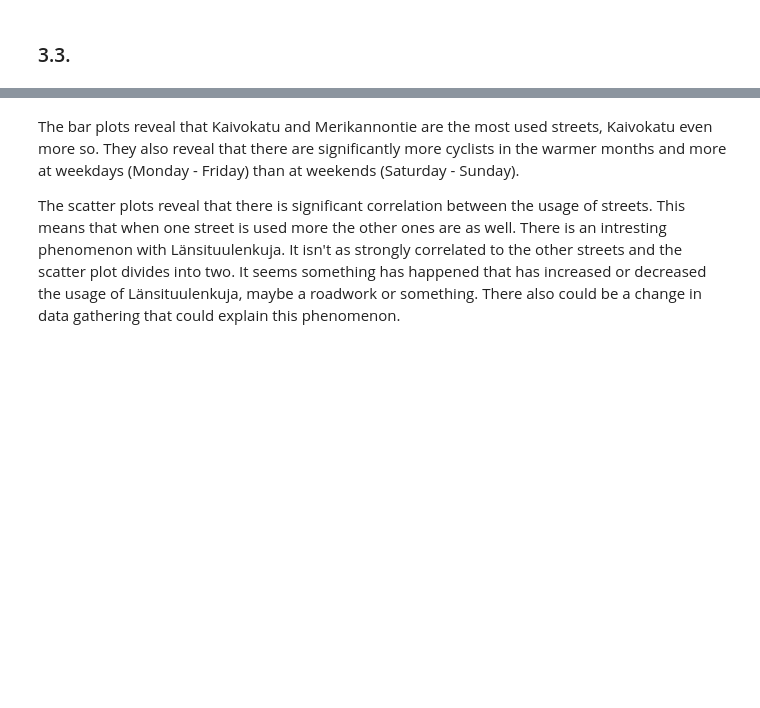
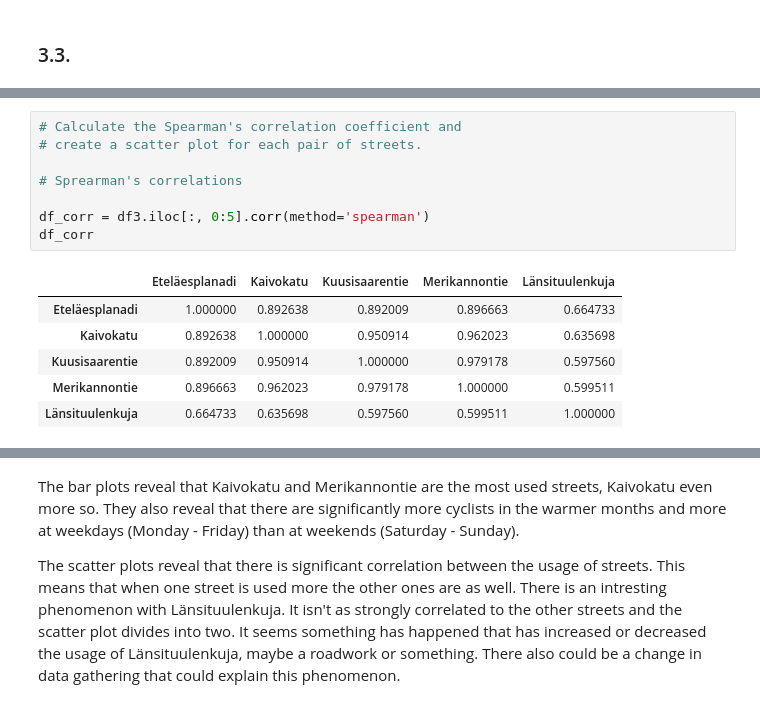
Before and after one commit to konstanyman/E5, a Jupyter notebook: e5-notebook.ipynb, the cells around one changed output, grey strips where cells are left out. Cells and saved outputs as stored; diff of their text form; blank space fills up the shorter version.

```diff
--- a/e5-notebook.ipynb
+++ b/e5-notebook.ipynb
@@ -509,0 +455,15 @@ df3.plot.scatter('Merikannontie', 'Länsituulenkuja')
+# %%
+# Calculate the Spearman's correlation coefficient and
+# create a scatter plot for each pair of streets.
+
+# Sprearman's correlations
+
+df_corr = df3.iloc[:, 0:5].corr(method='spearman')
+df_corr
+# %% [output]
+|  | Eteläesplanadi | Kaivokatu | Kuusisaarentie | Merikannontie | Länsituulenkuja |
+| Eteläesplanadi | 1.000000 | 0.892638 | 0.892009 | 0.896663 | 0.664733 |
+| Kaivokatu | 0.892638 | 1.000000 | 0.950914 | 0.962023 | 0.635698 |
+| Kuusisaarentie | 0.892009 | 0.950914 | 1.000000 | 0.979178 | 0.597560 |
+| Merikannontie | 0.896663 | 0.962023 | 0.979178 | 1.000000 | 0.599511 |
+| Länsituulenkuja | 0.664733 | 0.635698 | 0.597560 | 0.599511 | 1.000000 |
```
Also changed, not shown: parts of 8 cells of this notebook.
